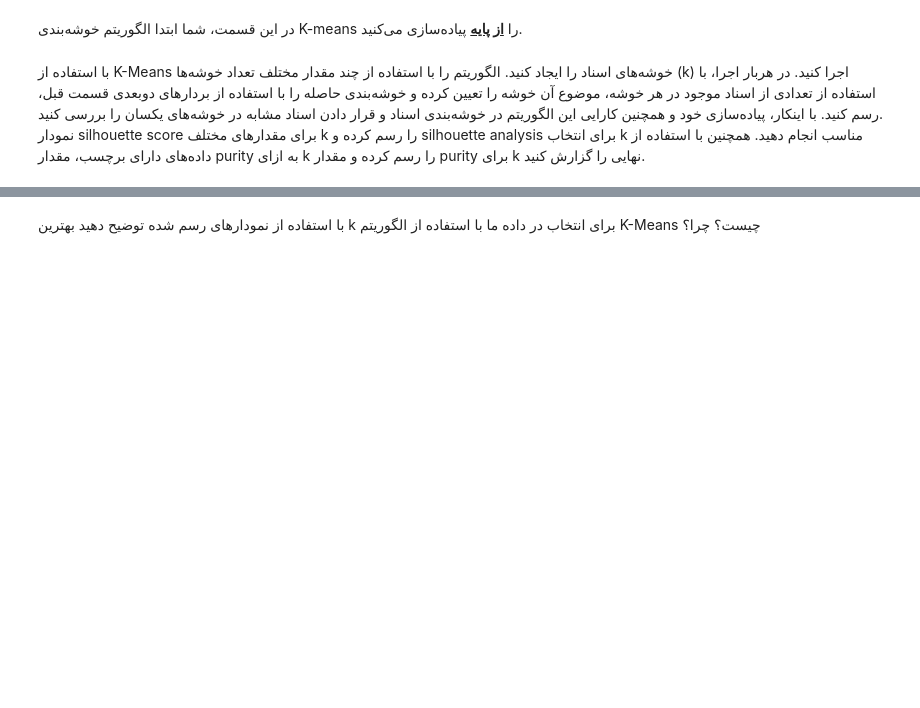
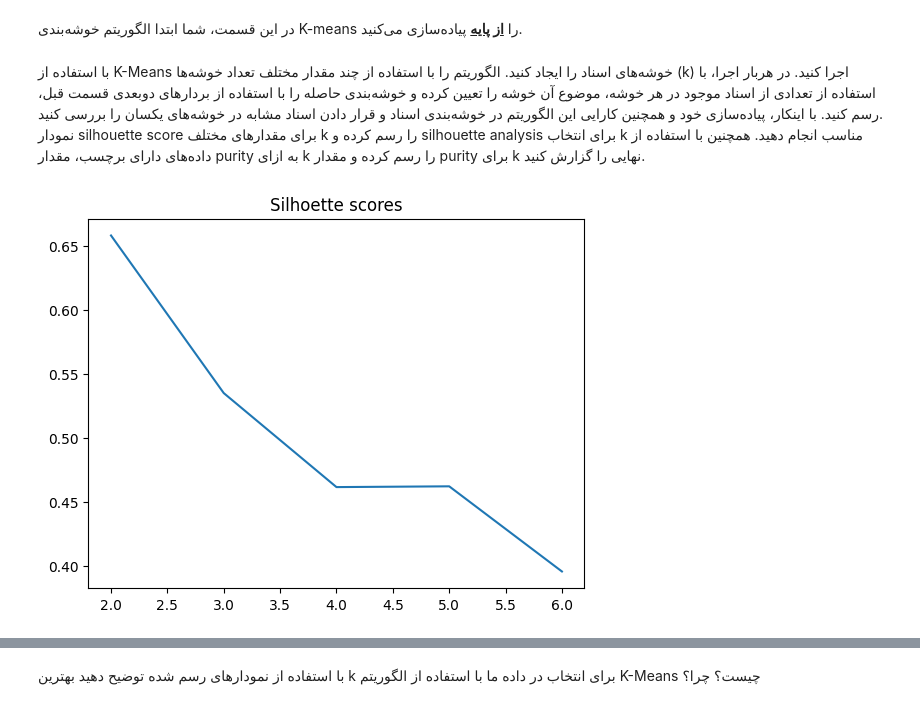
Before and after one commit to alizmhdi/IR-project, a Jupyter notebook: phase-3.ipynb, the cells around one changed output, grey strips where cells are left out. Saved outputs shown, nothing was run; the diff lists cells and outputs as text; code cells hidden in the pictures; blank space fills up the shorter version.

```diff
--- a/phase-3.ipynb
+++ b/phase-3.ipynb
@@ -670,0 +694,13 @@ def purity_score(y_true, y_pred):
+# %%
+silhouette_scores = []
+purity_scores = []
+for n_clusters in range(2, 7):
+    cluster_centers, cluster_kmeans_labels = cluster_kmeans(embeddings, n_clusters)
+    silhouette_scores.append(silhouette_score(embeddings, cluster_kmeans_labels))
+    purity_scores.append(purity_score(y_total, cluster_kmeans_labels))
+# %%
+plt.plot(range(2, 7), silhouette_scores)
+plt.title("Silhoette scores")
+plt.show()
+# %% [output]
+[figure, added]
```
Also changed, not shown: parts of 18 cells of this notebook.
